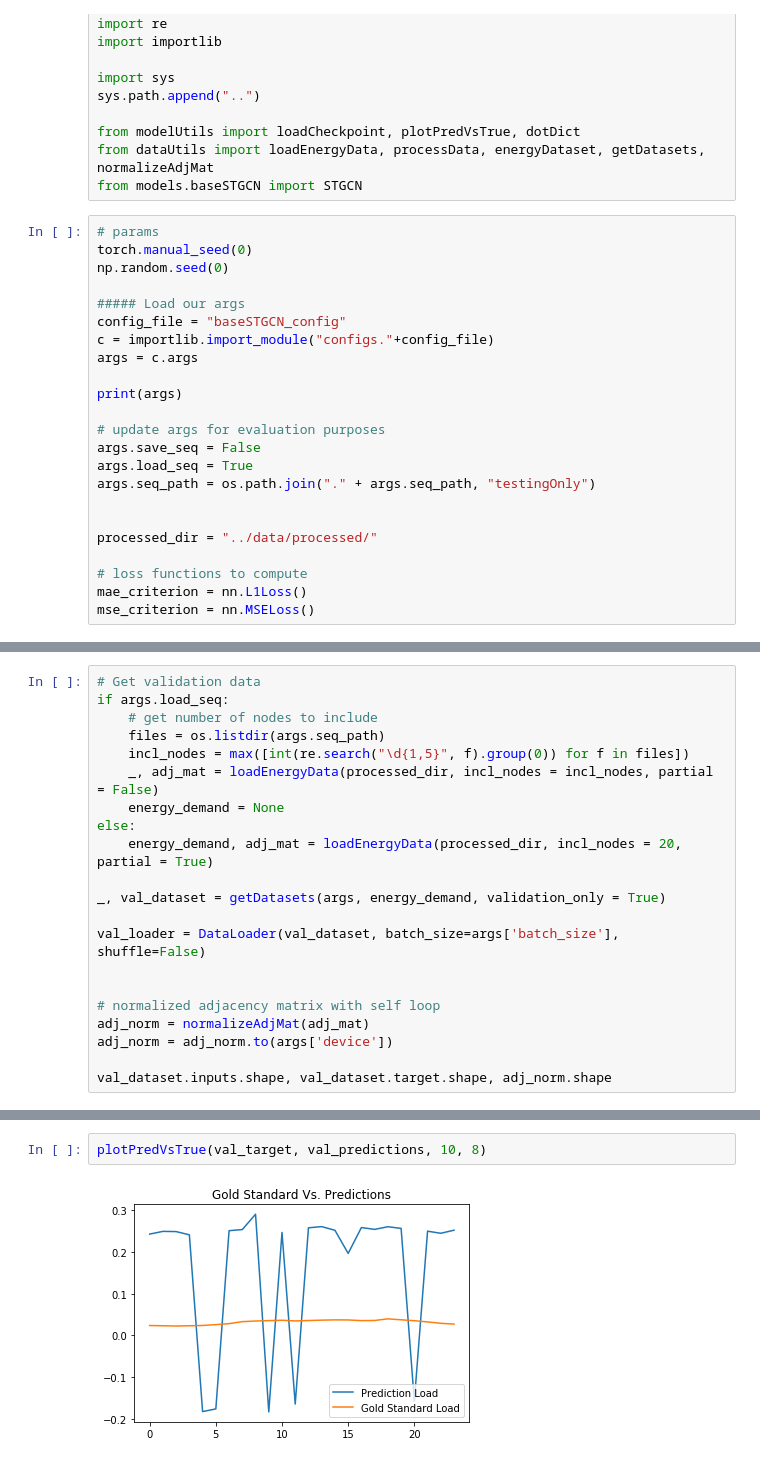
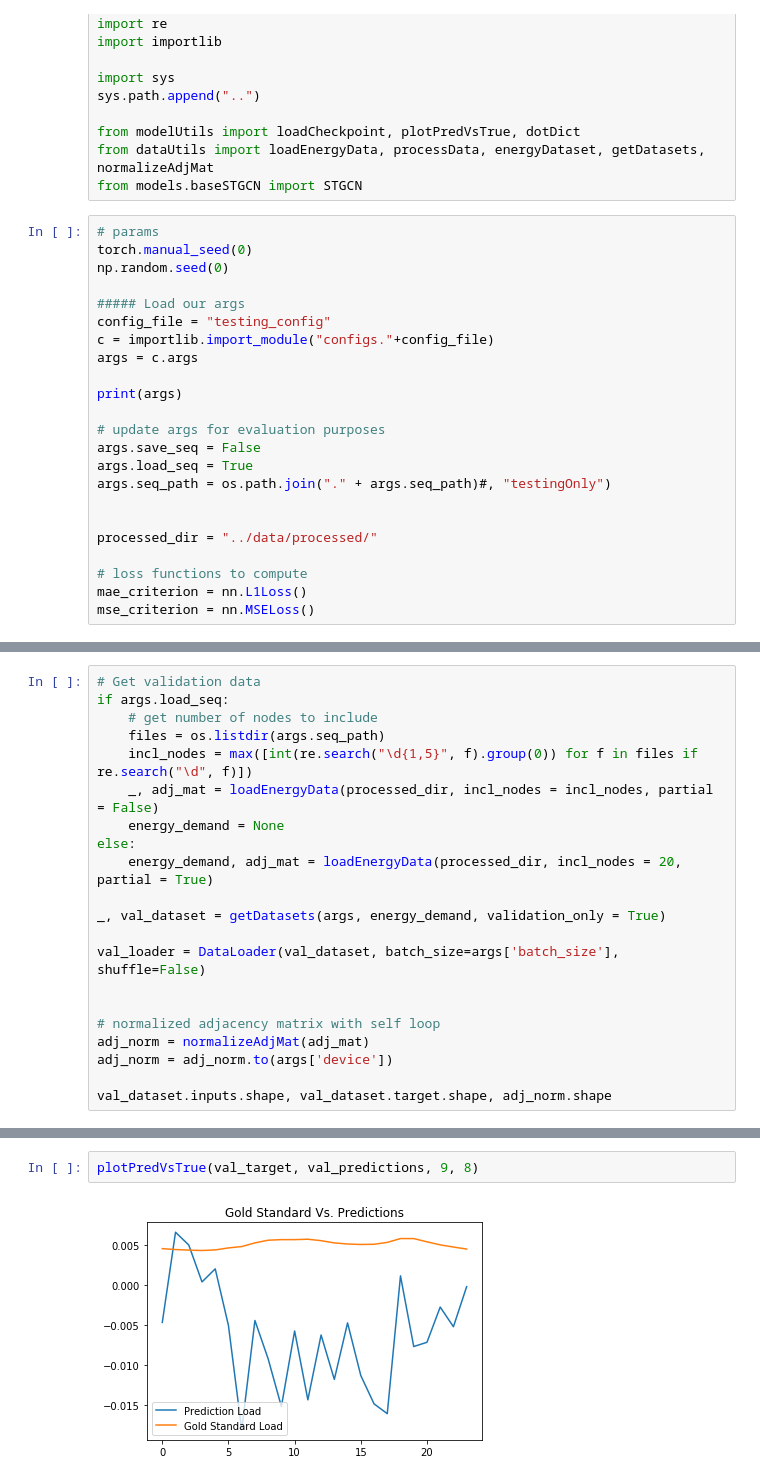
Before and after one commit to austnbell/energyDemand, a Jupyter notebook: evaluation/baseEvaluate.ipynb, the cells around one changed output, grey strips where cells are left out. Saved outputs shown, nothing was run; the diff lists cells and outputs as text.

Commit message:
updated report and config

```diff
--- a/evaluation/baseEvaluate.ipynb
+++ b/evaluation/baseEvaluate.ipynb
@@ -28,7 +28,7 @@ torch.manual_seed(0)
 np.random.seed(0)
 
 ##### Load our args
-config_file = "baseSTGCN_config"
+config_file = "testing_config"
 c = importlib.import_module("configs."+config_file)
 args = c.args
 
@@ -37,7 +37,7 @@ print(args)
 # update args for evaluation purposes
 args.save_seq = False
 args.load_seq = True
-args.seq_path = os.path.join("." + args.seq_path, "testingOnly")
+args.seq_path = os.path.join("." + args.seq_path)#, "testingOnly")
 
 
 processed_dir = "../data/processed/"
@@ -65,7 +65,7 @@ energy_demand.describe()
 if args.load_seq:
     # get number of nodes to include
     files = os.listdir(args.seq_path)
-    incl_nodes = max([int(re.search("\d{1,5}", f).group(0)) for f in files])
+    incl_nodes = max([int(re.search("\d{1,5}", f).group(0)) for f in files if re.search("\d", f)])
     _, adj_mat = loadEnergyData(processed_dir, incl_nodes = incl_nodes, partial = False)
     energy_demand = None
 else:
@@ -196,4 +172,4 @@ plotPredVsTrue(val_target, val_predictions, 0, 1)
 # %%
-plotPredVsTrue(val_target, val_predictions, 10, 8)
+plotPredVsTrue(val_target, val_predictions, 9, 8)
 # %% [output]
-[figure, old version]
+[figure, new version]
```
Also changed, not shown: parts of 11 cells of this notebook, 5 other files.
